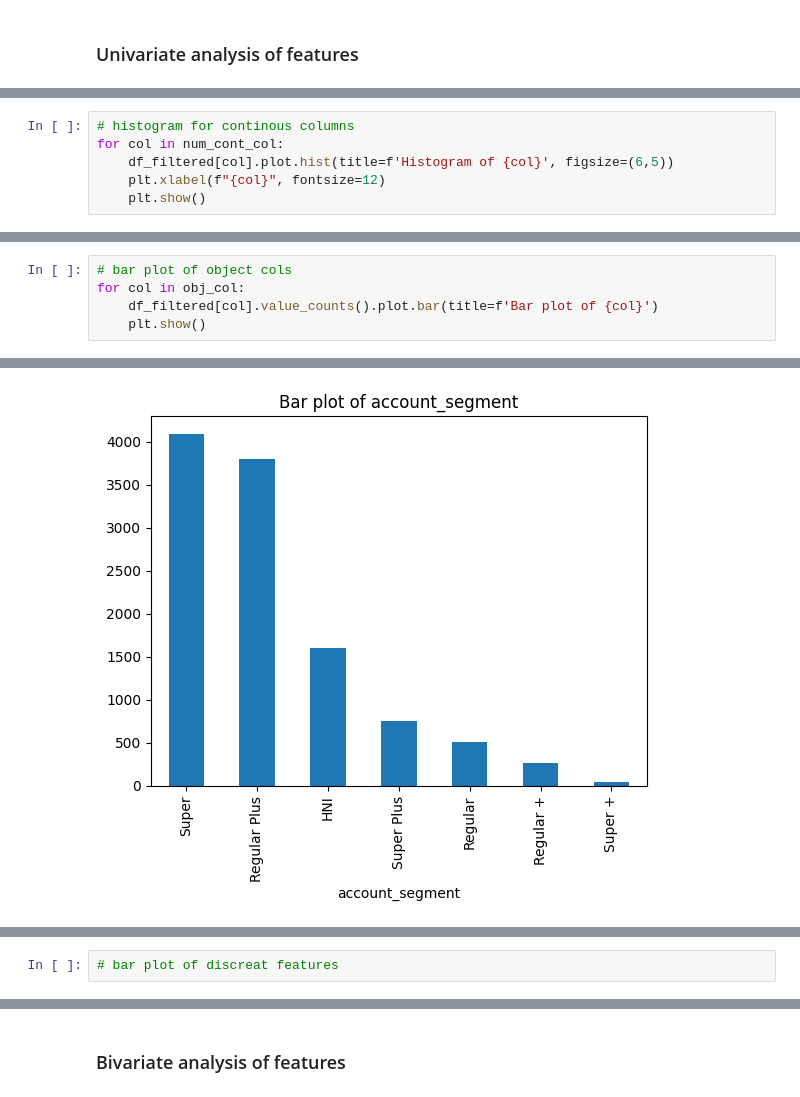
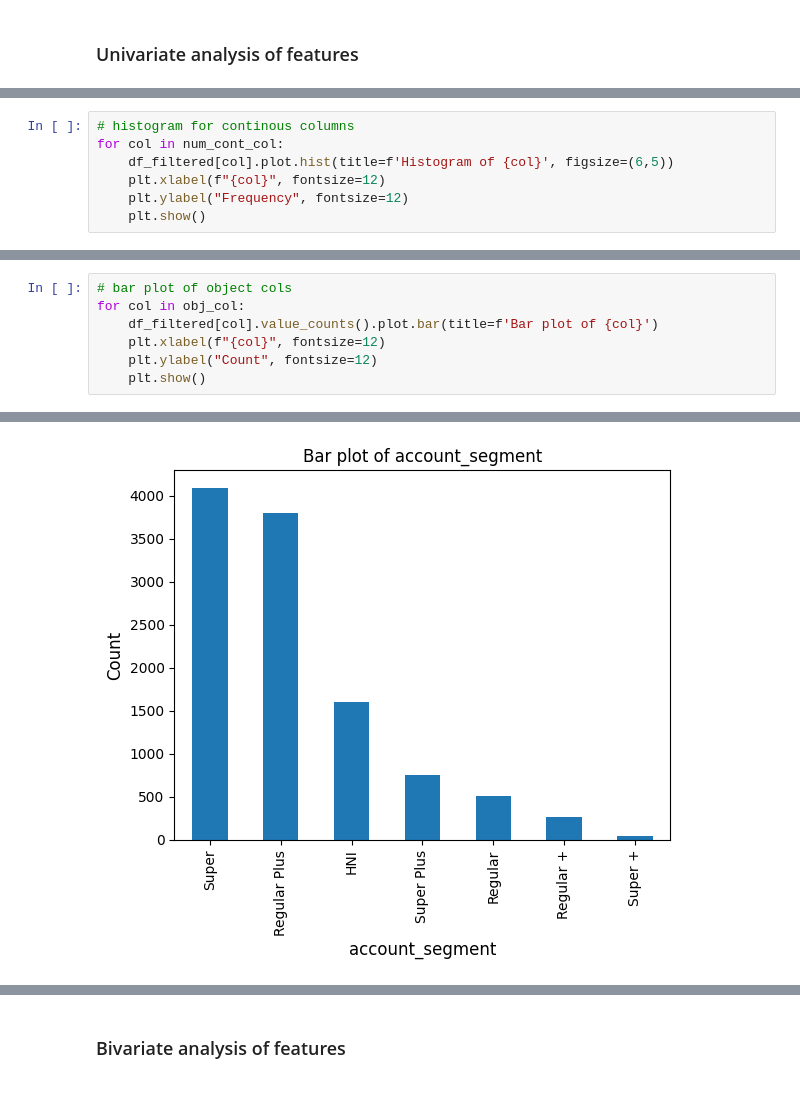
Before and after one commit to avikumart/Customer-Churn-Prediction, a Jupyter notebook: customer-churn-prediction-modeling.ipynb, the cells around one changed output, grey strips where cells are left out. Cells and saved outputs as stored; diff of their text form.

```diff
--- a/customer-churn-prediction-modeling.ipynb
+++ b/customer-churn-prediction-modeling.ipynb
@@ -448,5 +487,6 @@ num_cont_col = [col for col in list(df_filtered.columns) if len(df_filtered[col]
 for col in num_cont_col:
     df_filtered[col].plot.hist(title=f'Histogram of {col}', figsize=(6,5))
     plt.xlabel(f"{col}", fontsize=12)
+    plt.ylabel("Frequency", fontsize=12)
     plt.show()
 # %% [output]
@@ -461,5 +501,7 @@ for col in num_cont_col:
 # bar plot of object cols
 for col in obj_col:
     df_filtered[col].value_counts().plot.bar(title=f'Bar plot of {col}')
+    plt.xlabel(f"{col}", fontsize=12)
+    plt.ylabel("Count", fontsize=12)
     plt.show()
 # %% [output]
@@ -468 +510 @@ for col in obj_col:
-[figure, old version]
+[figure, new version]
@@ -471,2 +512,0 @@ for col in obj_col:
-# %%
-# bar plot of discreat features
```
Also changed, not shown: parts of 57 cells of this notebook.
